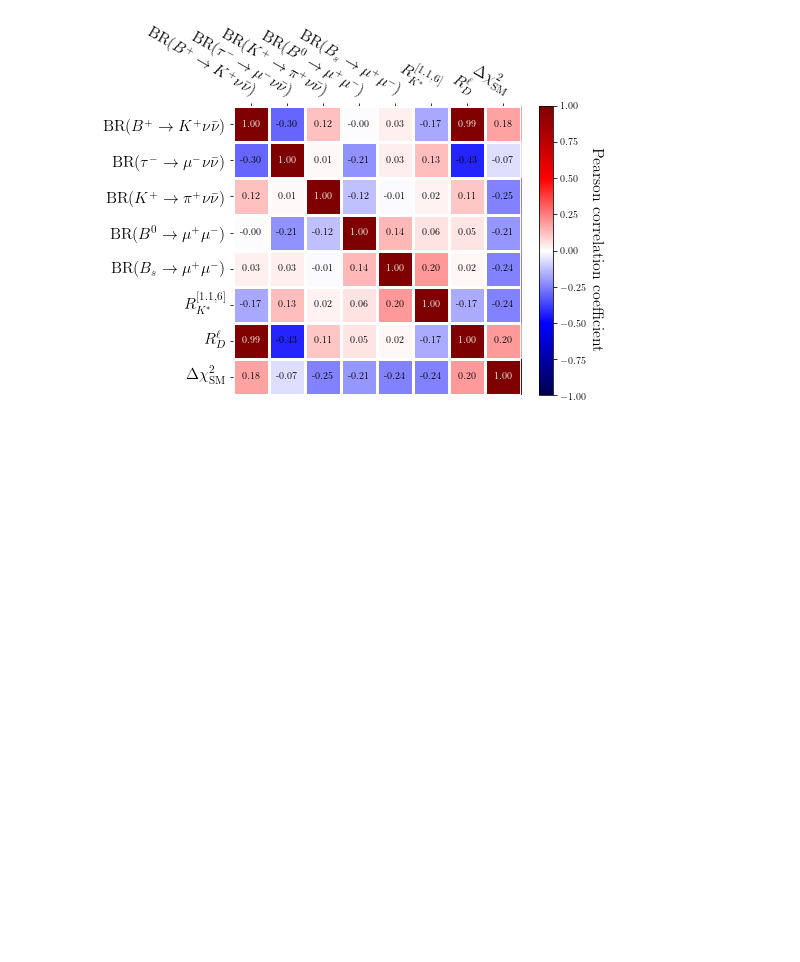
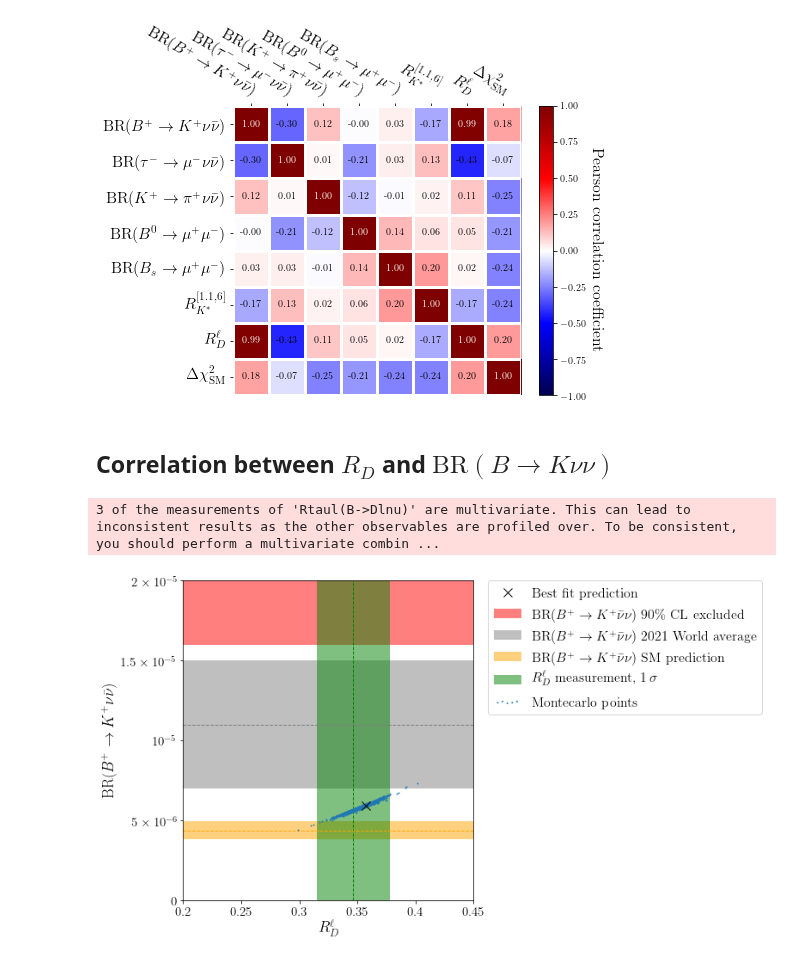
Before and after one commit to Jorge-Alda/SMEFT19-notebooks, a Jupyter notebook: PaperML/06_correlations.ipynb, the cells around one changed output. Drawn from its saved outputs; the diff is of its cells as text; code cells hidden in the pictures; blank space fills up the shorter version.

Commit message:
Correlations between Wilson coefficients and between observables

```diff
--- a/PaperML/06_correlations.ipynb
+++ b/PaperML/06_correlations.ipynb
@@ -275,3 +277,5 @@ plt.tight_layout(pad=0.5)
 fig.savefig('../data/plots/obscorr.pdf')
 # %% [output]
 [figure]
+# %% [markdown]
+## Correlation between $R_D$ and $\mathrm{BR}(B\to K \nu\nu)$
@@ -277,0 +288,38 @@ fig.savefig('../data/plots/obscorr.pdf')
+# %%
+Knunu_SM = flavio.sm_prediction('BR(B+->Knunu)')
+Knunu_SMunc = flavio.sm_uncertainty('BR(B+->Knunu)')
+# %%
+m_RD = flavio.combine_measurements('Rtaul(B->Dlnu)')
+RD_central = m_RD.get_central()
+RD_eleft = m_RD.get_error_left()
+RD_eright = m_RD.get_error_right()
+# %% [output]
+3 of the measurements of 'Rtaul(B->Dlnu)' are multivariate. This can lead to inconsistent results as the other observables are profiled over. To be consistent, you should perform a multivariate combin ...
+# %%
+d_bf = SMEFT19.ellipse.load('../data/ellipses/rotBII.yaml')
+RD_bf = flavio.np_prediction('Rtaul(B->Dlnu)', SMEFT19.scenarios.rotBII(d_bf['bf']))
+BKnunu_bf = flavio.np_prediction('BR(B+->Knunu)', SMEFT19.scenarios.rotBII(d_bf['bf']))
+# %%
+fig = plt.figure(figsize=(11,6))
+plt.scatter(dfobs['RD*'], dfobs['BR(B->Knunu)'], s=0.8, label='Montecarlo points', zorder=4)
+plt.xlim([0.2, 0.45])
+plt.ylim([0, 2e-5])
+ax = plt.gca()
+ax.set_yticks([0, 0.5e-5, 1e-5, 1.5e-5, 2e-5])
+_ = ax.set_yticklabels([r'$0$', r'$5\times10^{-6}$', r'$10^{-5}$', r'$1.5\times10^{-5}$', r'$2\times10^{-5}$'], fontsize=15)
+plt.xlabel(r'$R_D^\ell$', fontsize=18)
+plt.ylabel(r'BR($B^+\to K^+\nu\bar{\nu}$)', fontsize=18)
+ax.add_patch(Rectangle( (0.2, 1.6e-5), 0.25, 4e-6, color='red', alpha=0.5, label=r'BR($B^+\to K^+\bar{\nu}\nu$) 90\% CL excluded', lw=0))
+ax.add_patch(Rectangle( (0.2, 0.7e-5), 0.25, 2*0.4e-5, color='gray', alpha=0.5, label=r'BR($B^+\to K^+\bar{\nu}\nu$) 2021 World average', lw=0))
+ax.add_patch(Rectangle( (0.2, Knunu_SM-Knunu_SMunc), 0.25, 2*Knunu_SMunc, color='orange', alpha=0.5, label=r'BR($B^+\to K^+\bar{\nu}\nu$) SM prediction', lw=0))
+ax.add_patch(Rectangle( (RD_central-RD_eleft, 0), RD_eleft+RD_eright, 3e-5, color='green', alpha=0.5, label=r'$R_D^\ell$ measurement, $1\,\sigma$', lw=0))
+plt.axvline(RD_central, lw=1, ls='dashed', color='green')
+plt.axhline(Knunu_SM, lw=1, ls='dashed', color='orange')
+plt.axhline(1.1e-5, lw=1, ls='dashed', color='gray')
+plt.plot(RD_bf, BKnunu_bf, marker='x', color='black', markersize=10, zorder=5, label ='Best fit prediction', lw=0)
+plt.legend(fontsize=16, bbox_to_anchor=(1.05, 1), loc='upper left', borderaxespad=0., scatterpoints=5)
+ax.set_xticklabels(['$0.2$',r'$0.25$',r'$0.3$',r'$0.35$',r'$0.4$',r'$0.45$'], fontsize=15)
+plt.tight_layout(pad=0.5)
+fig.savefig('../data/plots/RD_BKnunu.pdf')
+# %% [output]
+[figure, added]
```
Also changed, not shown: parts of 3 cells of this notebook, 2 other files.
